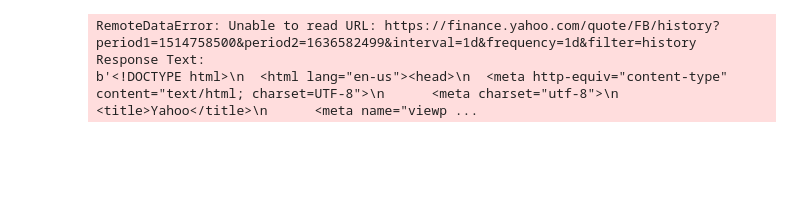
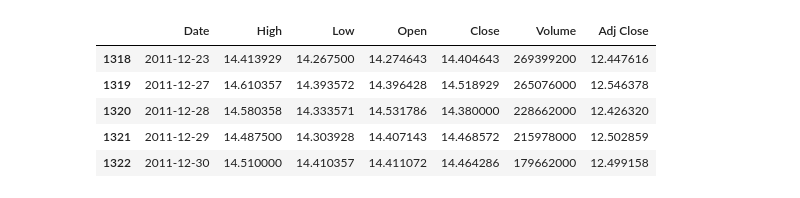
Before and after one commit to sajanyonjan/technical_indicator, a Jupyter notebook: RSI.ipynb, the cells around one changed output. Drawn from its saved outputs; the diff is of its cells as text; code cells hidden in the pictures; blank space fills up the shorter version.

```diff
--- a/RSI.ipynb
+++ b/RSI.ipynb
@@ -1,15 +1,14 @@
-# %%
-import pandas as pd
-import pandas_datareader as web
-import matplotlib.pyplot as plt
-import datetime as dt
-ticker ='FB'
-start = dt.datetime(2018, 1, 1)
-end = dt.datetime.now()
-
-data = web.DataReader(ticker, 'yahoo', start, end)
-data.head()
-# %% [output]
-RemoteDataError: Unable to read URL: https://finance.yahoo.com/quote/FB/history?period1=1514758500&period2=1636582499&interval=1d&frequency=1d&filter=history
-Response Text:
-b'<!DOCTYPE html>\n  <html lang="en-us"><head>\n  <meta http-equiv="content-type" content="text/html; charset=UTF-8">\n      <meta charset="utf-8">\n      <title>Yahoo</title>\n      <meta name="viewp ...
+# %%
+import pandas as pd
+import matplotlib.pyplot as plt
+plt.style.use('fivethirtyeight')
+%matplotlib inline
+df = pd.read_csv('aapl.csv')
+df.tail()
+# %% [output]
+|  | Date | High | Low | Open | Close | Volume | Adj Close |
+| 1318 | 2011-12-23 | 14.413929 | 14.267500 | 14.274643 | 14.404643 | 269399200 | 12.447616 |
+| 1319 | 2011-12-27 | 14.610357 | 14.393572 | 14.396428 | 14.518929 | 265076000 | 12.546378 |
+| 1320 | 2011-12-28 | 14.580358 | 14.333571 | 14.531786 | 14.380000 | 228662000 | 12.426320 |
+| 1321 | 2011-12-29 | 14.487500 | 14.303928 | 14.407143 | 14.468572 | 215978000 | 12.502859 |
+| 1322 | 2011-12-30 | 14.510000 | 14.410357 | 14.411072 | 14.464286 | 179662000 | 12.499158 |
```
Also changed, not shown: parts of 3 cells of this notebook.
